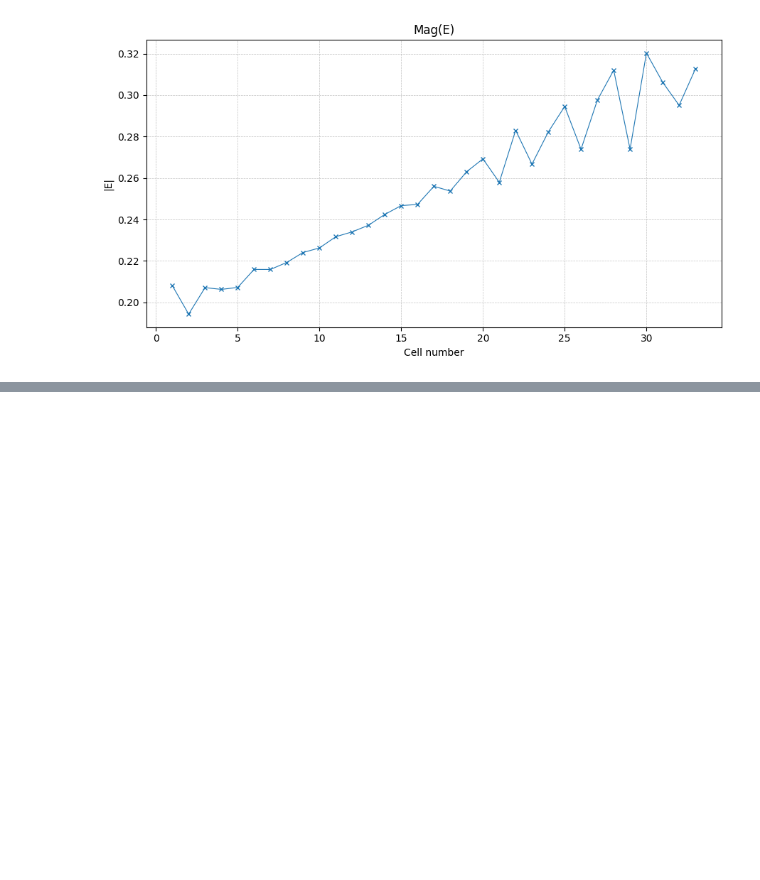
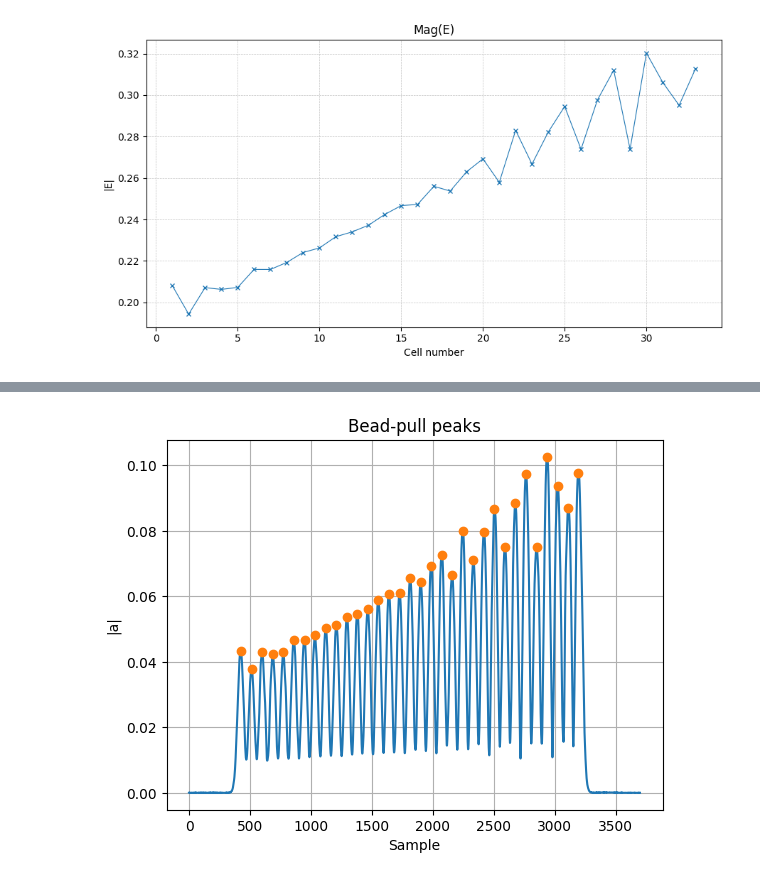
Before and after one commit to lsito/mast, a Jupyter notebook: notebook/Calculations_test.ipynb, the cells around one changed output, grey strips where cells are left out. Drawn from its saved outputs; the diff is of its cells as text; code cells hidden in the pictures; blank space fills up the shorter version.

Commit message:
Notebook for testing bead analysis from dataclass

```diff
--- a/notebook/Calculations_test.ipynb
+++ b/notebook/Calculations_test.ipynb
@@ -769,0 +789,14 @@ ds11_1 = ds11_comp_local_1 * att[-2]
+# %%
+config_file = "../data/2021_03_18_-_TD31_Nx-raw_data/00-Config_Files/TD31_R1_CC.json"
+bp_file = "../data/2021_03_18_-_TD31_Nx-raw_data/01-Before_Tuning/BP_11989.24_19.1deg.csv"
+# %%
+RF_params = RFStructureParams.from_json(config_file)
+Meas_params = MeasurementConfig()
+BP_options = BeadpullConfig()
+# %%
+bdata = BeadpullRecord(
+    RF_params=RF_params,
+    Meas_params=Meas_params,
+    BP_options=BP_options,
+    filename=str(bp_file),
+)
@@ -769,0 +827,3 @@ ds11_1 = ds11_comp_local_1 * att[-2]
+# %%
+analyzer = BeadPullAnalyzer()
+bdata = analyzer.evaluate(bdata)
@@ -769,0 +864,14 @@ ds11_1 = ds11_comp_local_1 * att[-2]
+# %%
+import matplotlib.pyplot as plt
+import numpy as np
+
+plt.figure()
+plt.plot(np.abs(bdata.a))
+plt.plot(bdata.locpk, np.abs(bdata.a[bdata.locpk]), "o")
+plt.xlabel("Sample")
+plt.ylabel("|a|")
+plt.title("Bead-pull peaks")
+plt.grid(True)
+plt.show()
+# %% [output]
+[figure, added]
```
Also changed, not shown: parts of 8 cells of this notebook, 1 other file.
